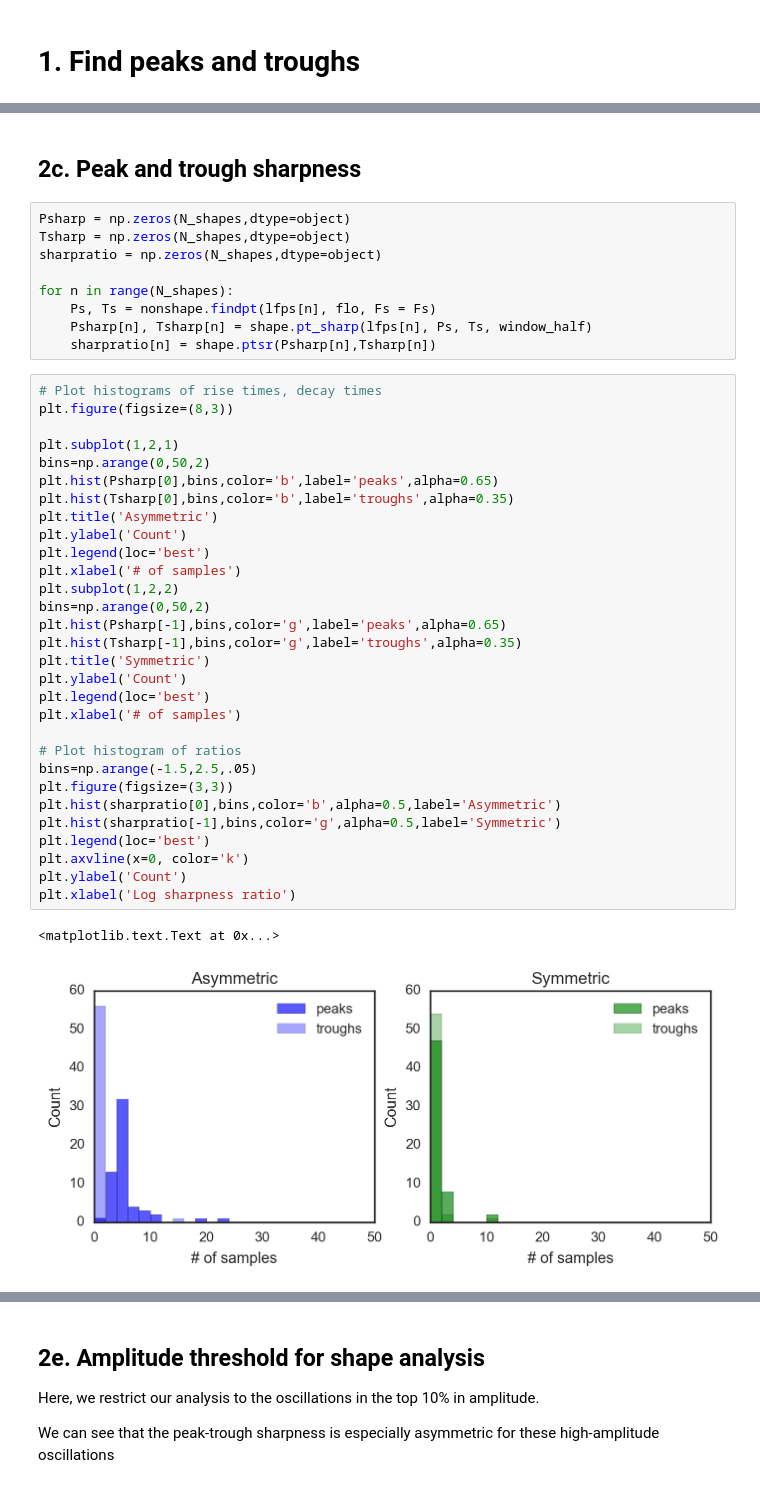
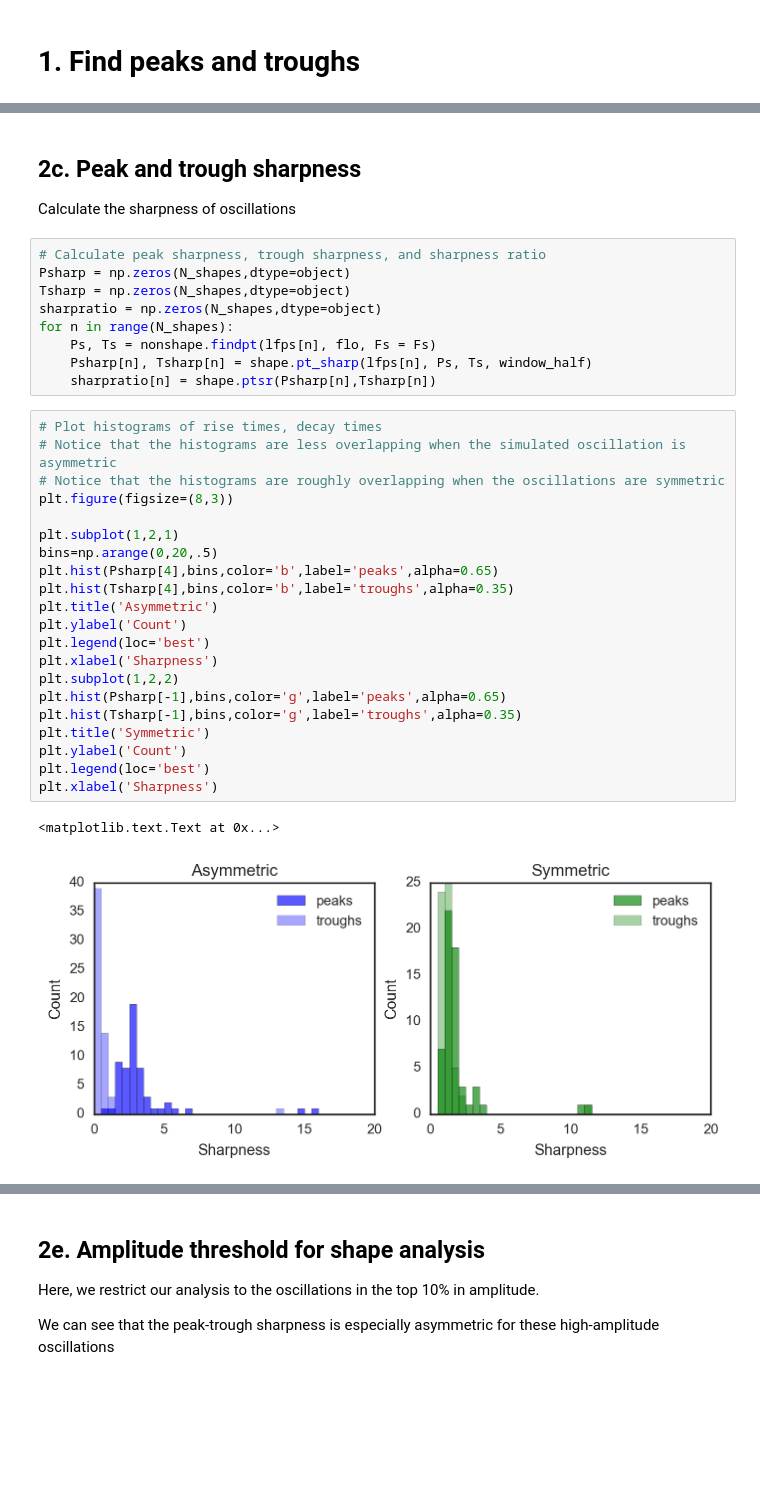
Before and after one commit to Aimee-Flores/misshapen, a Jupyter notebook: demo_Shape library.ipynb, the cells around one changed output, grey strips where cells are left out. Cells and saved outputs as stored; diff of their text form; blank space fills up the shorter version.

```diff
--- a/demo_Shape library.ipynb
+++ b/demo_Shape library.ipynb
@@ -204,44 +234,37 @@ plt.xlabel('Rise-decay asymmetry')
 # %% [markdown]
 ## 2c. Peak and trough sharpness
+
+Calculate the sharpness of oscillations
 # %%
+# Calculate peak sharpness, trough sharpness, and sharpness ratio
 Psharp = np.zeros(N_shapes,dtype=object)
 Tsharp = np.zeros(N_shapes,dtype=object)
 sharpratio = np.zeros(N_shapes,dtype=object)
-
 for n in range(N_shapes):
     Ps, Ts = nonshape.findpt(lfps[n], flo, Fs = Fs)
     Psharp[n], Tsharp[n] = shape.pt_sharp(lfps[n], Ps, Ts, window_half)
     sharpratio[n] = shape.ptsr(Psharp[n],Tsharp[n])
 # %%
 # Plot histograms of rise times, decay times
+# Notice that the histograms are less overlapping when the simulated oscillation is asymmetric
+# Notice that the histograms are roughly overlapping when the oscillations are symmetric
 plt.figure(figsize=(8,3))
 
 plt.subplot(1,2,1)
-bins=np.arange(0,50,2)
-plt.hist(Psharp[0],bins,color='b',label='peaks',alpha=0.65)
-plt.hist(Tsharp[0],bins,color='b',label='troughs',alpha=0.35)
+bins=np.arange(0,20,.5)
+plt.hist(Psharp[4],bins,color='b',label='peaks',alpha=0.65)
+plt.hist(Tsharp[4],bins,color='b',label='troughs',alpha=0.35)
 plt.title('Asymmetric')
 plt.ylabel('Count')
 plt.legend(loc='best')
-plt.xlabel('# of samples')
+plt.xlabel('Sharpness')
 plt.subplot(1,2,2)
-bins=np.arange(0,50,2)
 plt.hist(Psharp[-1],bins,color='g',label='peaks',alpha=0.65)
 plt.hist(Tsharp[-1],bins,color='g',label='troughs',alpha=0.35)
 plt.title('Symmetric')
 plt.ylabel('Count')
 plt.legend(loc='best')
-plt.xlabel('# of samples')
-
-# Plot histogram of ratios
-bins=np.arange(-1.5,2.5,.05)
-plt.figure(figsize=(3,3))
-plt.hist(sharpratio[0],bins,color='b',alpha=0.5,label='Asymmetric')
-plt.hist(sharpratio[-1],bins,color='g',alpha=0.5,label='Symmetric')
-plt.legend(loc='best')
-plt.axvline(x=0, color='k')
-plt.ylabel('Count')
-plt.xlabel('Log sharpness ratio')
+plt.xlabel('Sharpness')
 # %% [output]
 <matplotlib.text.Text at 0x...>
-[figure, old version]
+[figure, new version]
```
Also changed, not shown: parts of 34 cells of this notebook.
